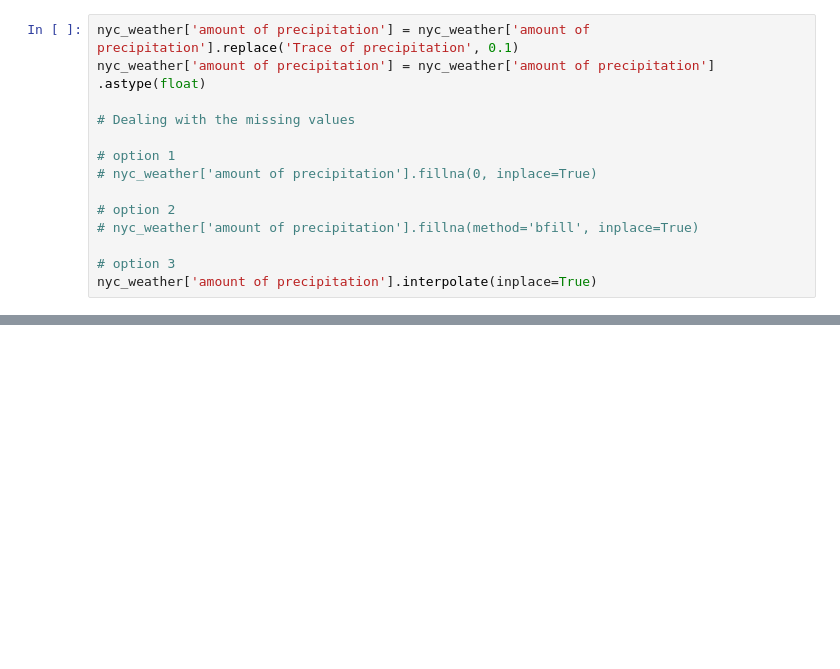
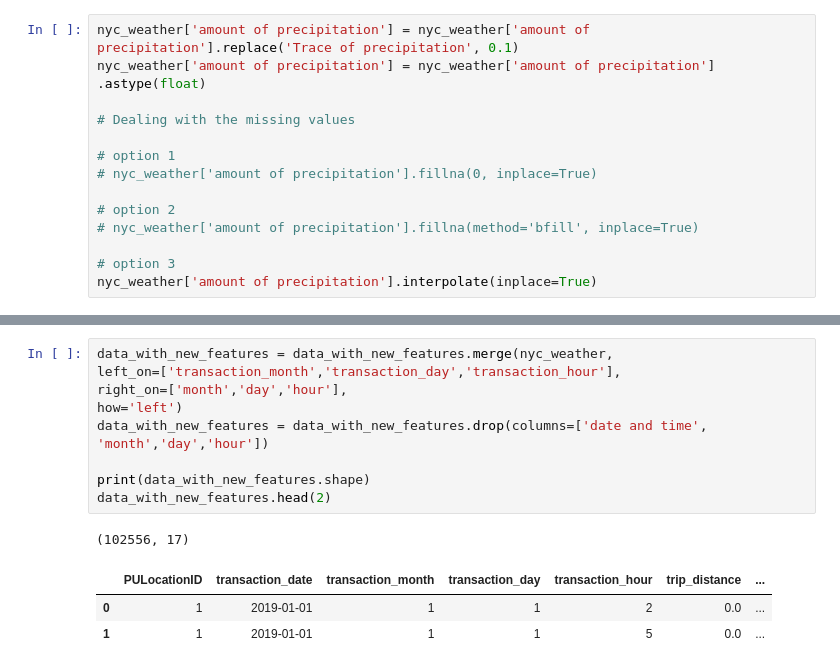
Before and after one commit to getpeped/Projects, a Jupyter notebook: yellow_taxi_trip_records/module3.ipynb, the cells around one changed output, grey strips where cells are left out. Cells and saved outputs as stored; diff of their text form; blank space fills up the shorter version.

```diff
--- a/yellow_taxi_trip_records/module3.ipynb
+++ b/yellow_taxi_trip_records/module3.ipynb
@@ -297,0 +338,14 @@ nyc_weather['amount of precipitation'].interpolate(inplace=True)
+# %%
+data_with_new_features = data_with_new_features.merge(nyc_weather,
+left_on=['transaction_month','transaction_day','transaction_hour'],
+right_on=['month','day','hour'],
+how='left')
+data_with_new_features = data_with_new_features.drop(columns=['date and time', 'month','day','hour'])
+
+print(data_with_new_features.shape)
+data_with_new_features.head(2)
+# %% [output]
+(102556, 17)
+|  | PULocationID | transaction_date | transaction_month | transaction_day | transaction_hour | trip_distance | ... |
+| 0 | 1 | 2019-01-01 | 1 | 1 | 2 | 0.0 | ... |
+| 1 | 1 | 2019-01-01 | 1 | 1 | 5 | 0.0 | ... |
```
Also changed, not shown: parts of 7 cells of this notebook.
